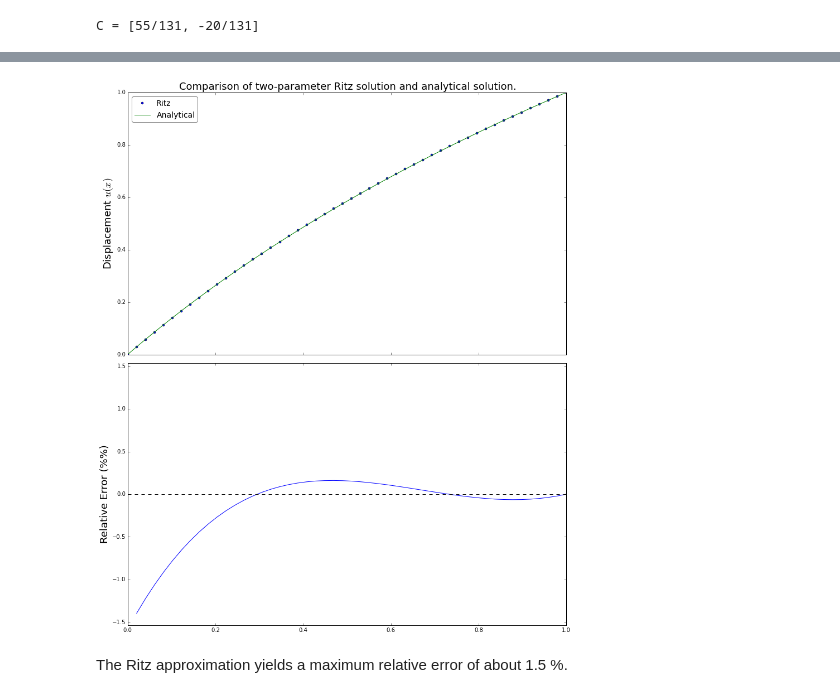
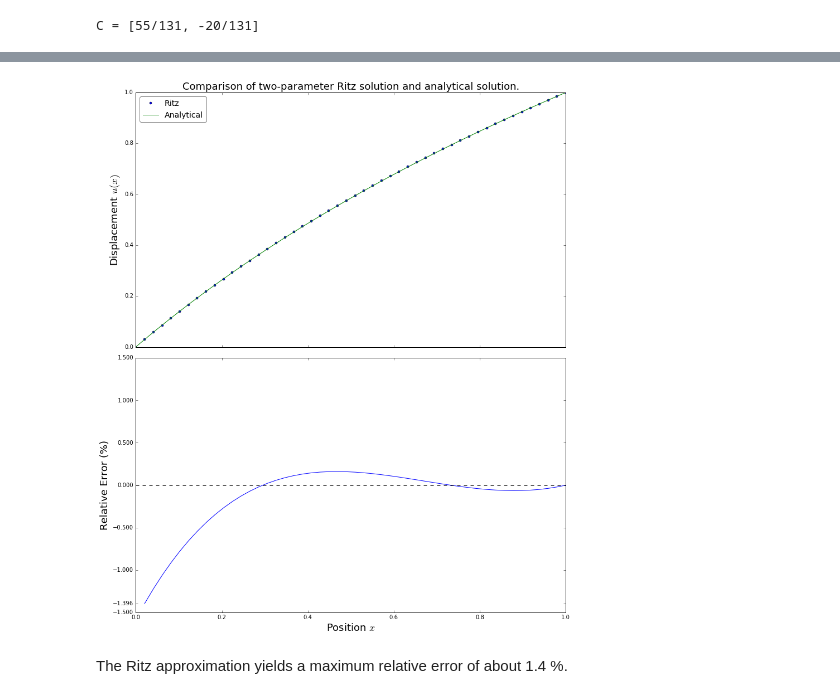
Before and after one commit to selimb/schoolstuff, a Jupyter notebook: mech546/ass3/notebook.ipynb, the cells around one changed output, grey strips where cells are left out. Drawn from its saved outputs; the diff is of its cells as text; code cells hidden in the pictures.

```diff
--- a/mech546/ass3/notebook.ipynb
+++ b/mech546/ass3/notebook.ipynb
@@ -77,19 +85,29 @@ ux = np.vectorize(sp.lambdify( x, sp.log(x + 1.)/sp.log(2.) ))(X)
 err = 100*(uritz[1:] - ux[1:])/ux[1:]
 maxerr = np.abs(err).max()
+# %%
+# Add tick to largest value
+def tick_max(y, ax):
+    idx_max = np.abs(y).argmax()
+    val = y[idx_max]
+    ticks = list(ax.get_yticks())
+    ticks.append(val)
+    ax.set_yticks(ticks)
 # %%
 fig, (ax1, ax2) = plt.subplots(nrows=2, sharex=True, figsize=(12,14))
 ax1.plot(X, uritz, 'o', label='Ritz', ms=4)
 ax1.plot(X, ux, label='Analytical')
 ax1.legend(numpoints=1)
 ax1.set_ylabel('Displacement $u(x)$')
 ax1.set_title('Comparison of two-parameter Ritz solution and analytical solution.')
-ax2.set_ylabel('Relative Error (%%)')
+ax2.set_ylabel('Relative Error (%)')
+ax2.set_xlabel('Position $x$')
 ax2.plot(X[1:], err)
 ax2.plot((0, 1), (0, 0), 'k--')
-ax2.set_ylim(-maxerr*1.1, maxerr*1.1)
+ax2.set_ylim(-maxerr*1.05, maxerr*1.05)
+tick_max(err, ax2)
 fig.tight_layout()
 plt.show()
 # %% [output]
-[figure, old version]
+[figure, new version]
 # %% [markdown]
-The Ritz approximation yields a maximum relative error of about 1.5 %.
+The Ritz approximation yields a maximum relative error of about 1.4 %.
```
Also changed, not shown: parts of 9 cells of this notebook.
